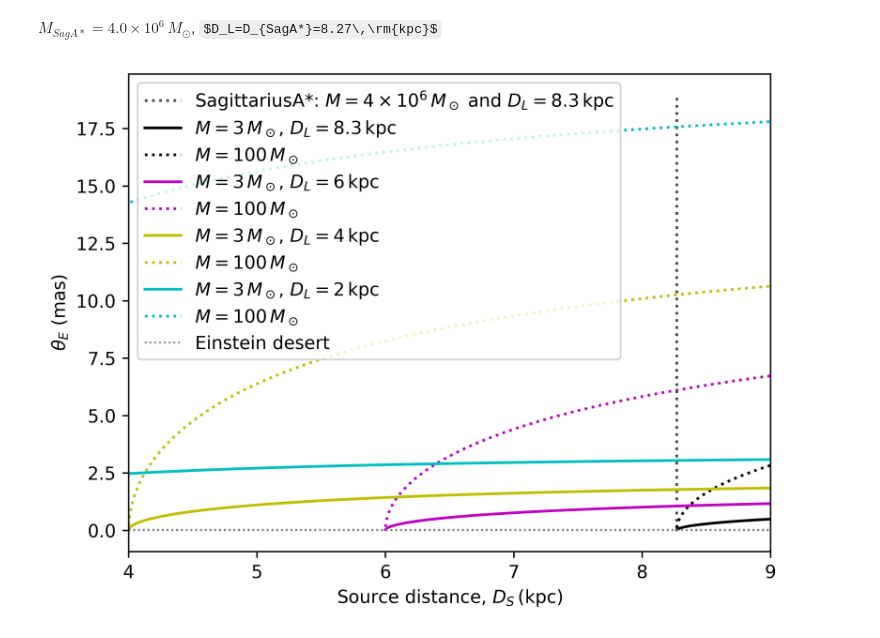
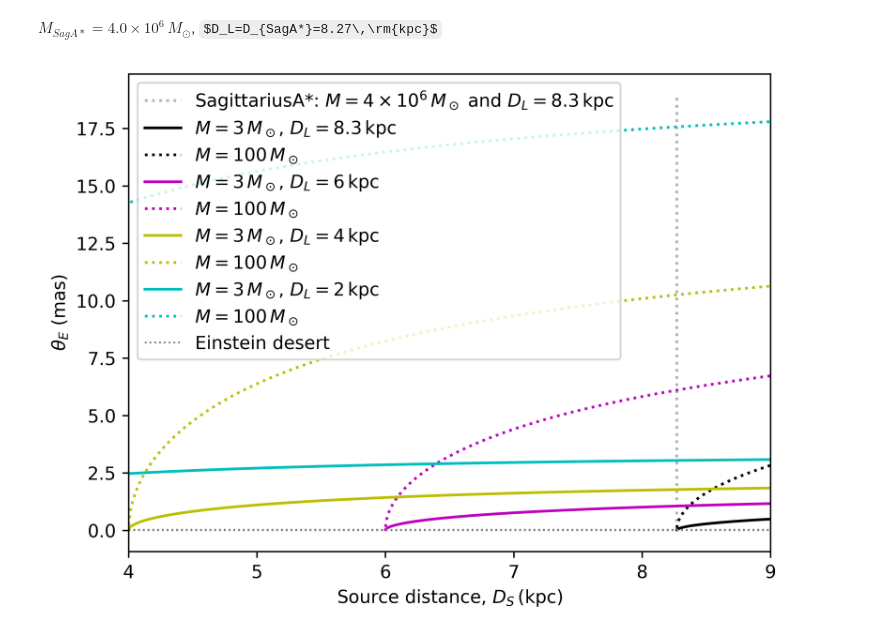
Before and after one commit to AmberLee2427/ThesisFigures, a Jupyter notebook: SagA.ipynb, the cells around one changed output. Saved outputs shown, nothing was run; the diff lists cells and outputs as text; code cells hidden in the pictures; some formulas as TeX source.

```diff
--- a/SagA.ipynb
+++ b/SagA.ipynb
@@ -44,7 +44,7 @@ D_S = np.linspace(8270.00001, 8270.7, 500)
 theta_E = theta_E_SagA(D_S)
 
 plt.figure(dpi=600)
-plt.plot(D_S/1000.,theta_E,'k:', alpha=0.7, label=r'SagittariusA*: $M=4\times10^6\,M_\odot$ and $D_L=8.3\,\rm{kpc}$')
+plt.plot(D_S/1000.,theta_E,'k:', alpha=0.3, label=r'SagittariusA*: $M=4\times10^6\,M_\odot$ and $D_L=8.3\,\rm{kpc}$')
 
 D_S = np.linspace(8271, 9000, 500)
 theta_E = get_theta_E(3., 8270., D_S)
@@ -52,31 +52,31 @@ plt.plot(D_S/1000.,theta_E,'k-', label=r'$M=3\,M_\odot$, $D_L=8.3\,\rm{kpc}$')
 theta_E = get_theta_E(100., 8270., D_S)
 plt.plot(D_S/1000.,theta_E,'k:', label=r'$M=100\,M_\odot$')
 
 D_S = np.linspace(6001, 9000, 500)
 theta_E = get_theta_E(3., 6000., D_S)
 plt.plot(D_S/1000.,theta_E,'m-', label=r'$M=3\,M_\odot$, $D_L=6\,\rm{kpc}$')
 theta_E = get_theta_E(100., 6000., D_S)
 plt.plot(D_S/1000.,theta_E,'m:', label=r'$M=100\,M_\odot$ ')
 
 D_S = np.linspace(4001, 9000, 500)
 theta_E = get_theta_E(3., 4000, D_S)
 plt.plot(D_S/1000.,theta_E,'y-', label=r'$M=3\,M_\odot$, $D_L=4\,\rm{kpc}$')
 theta_E = get_theta_E(100., 4000., D_S)
 plt.plot(D_S/1000.,theta_E,'y:', label=r'$M=100\,M_\odot$')
 
 D_S = np.linspace(2001, 9000, 500)
 theta_E = get_theta_E(3., 2000., D_S)
 plt.plot(D_S/1000.,theta_E,'c-', label=r'$M=3\,M_\odot$, $D_L=2\,\rm{kpc}$')
 theta_E = get_theta_E(100., 2000., D_S)
 plt.plot(D_S/1000.,theta_E,'c:', label=r'$M=100\,M_\odot$')
 
 plt.axhline(0.009,color='grey', linestyle='dotted', linewidth=1, label='Einstein desert')
 plt.axhline(0.025,color='grey', linestyle='dotted', linewidth=1)
 plt.ylabel(r'$\theta_E$ (mas)')
 plt.xlabel(r'Source distance, $D_S\, (\rm kpc)$')
 plt.xlim(4,9)
 plt.legend()
 plt.savefig('BH_ThetaE.png')
 plt.show()
 # %% [output]
-[figure, old version]
+[figure, new version]
```
Also changed, not shown: 18 other files.
